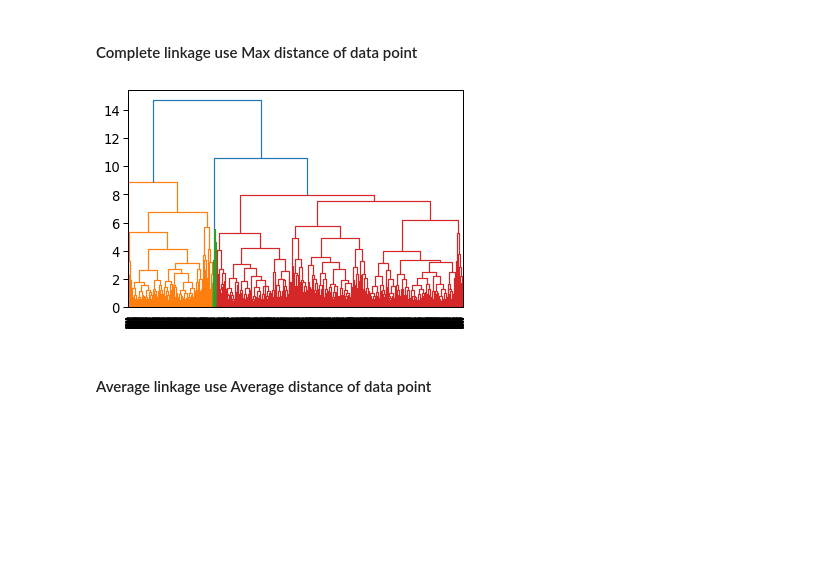
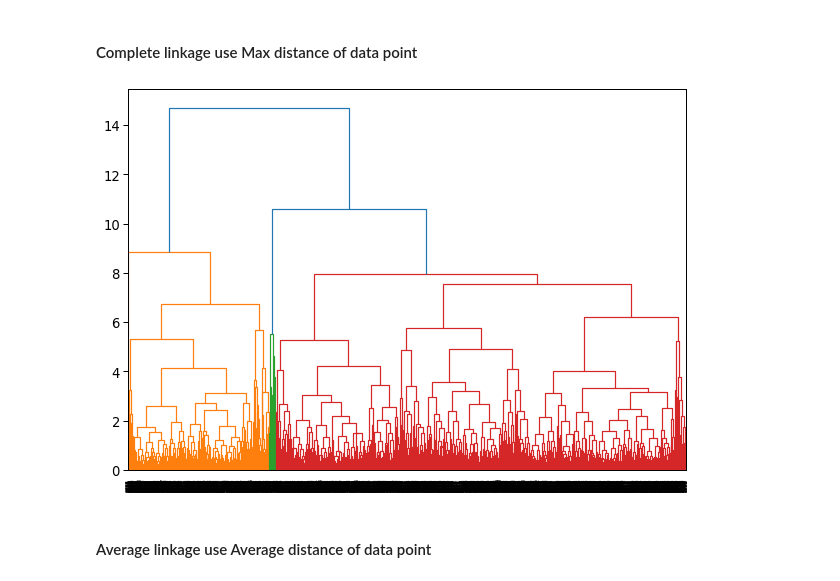
Before and after one commit to vannda21/customer_segmentaion, a Jupyter notebook: Customer_seg.ipynb, the cells around one changed output. Drawn from its saved outputs; the diff is of its cells as text; code cells hidden in the pictures; blank space fills up the shorter version.

```diff
--- a/Customer_seg.ipynb
+++ b/Customer_seg.ipynb
@@ -1475,3 +1508,18 @@ sns.pointplot(x=list(sse.keys()), y=list(sse.values()))
 plt.show()
 # %% [output]
 [figure]
+# %%
+# silhouette analysis
+range_n_clusters = [2, 3, 4, 5, 6, 7, 8]
+
+for num_clusters in range_n_clusters:
+
+    # intialise kmeans
+    kmeans = KMeans(n_clusters=num_clusters)
+    kmeans.fit(data_norm)
+
+    cluster_labels = kmeans.labels_
+
+    # silhouette score
+    silhouette_avg = silhouette_score(data_norm, cluster_labels)
+    print("For n_clusters={0}, the silhouette score is {1}".format(num_clusters, silhouette_avg))
@@ -1478,5 +1534,5 @@ plt.show()
 # %%
-kmeans = KMeans(n_clusters=3, random_state=1)
+kmeans = KMeans(n_clusters=4, random_state=1)
 
 # Compute k-means clustering on pre-processed data
 kmeans.fit(data_norm)
@@ -1544,12 +1601,12 @@ plt.show()
 #### Complete linkage use Max distance of data point
 # %%
 # Complete linkage
-
+plt.figure(figsize=(10, 7))
 com_mergings = linkage(data_norm, method="complete", metric='euclidean')
 dendrogram(com_mergings)
 plt.show()
 # %% [output]
-[figure, old version]
+[figure, new version]
 # %% [markdown]
 #### Average linkage use Average distance of data point
 # %%
```
Also changed, not shown: parts of 26 cells of this notebook.
